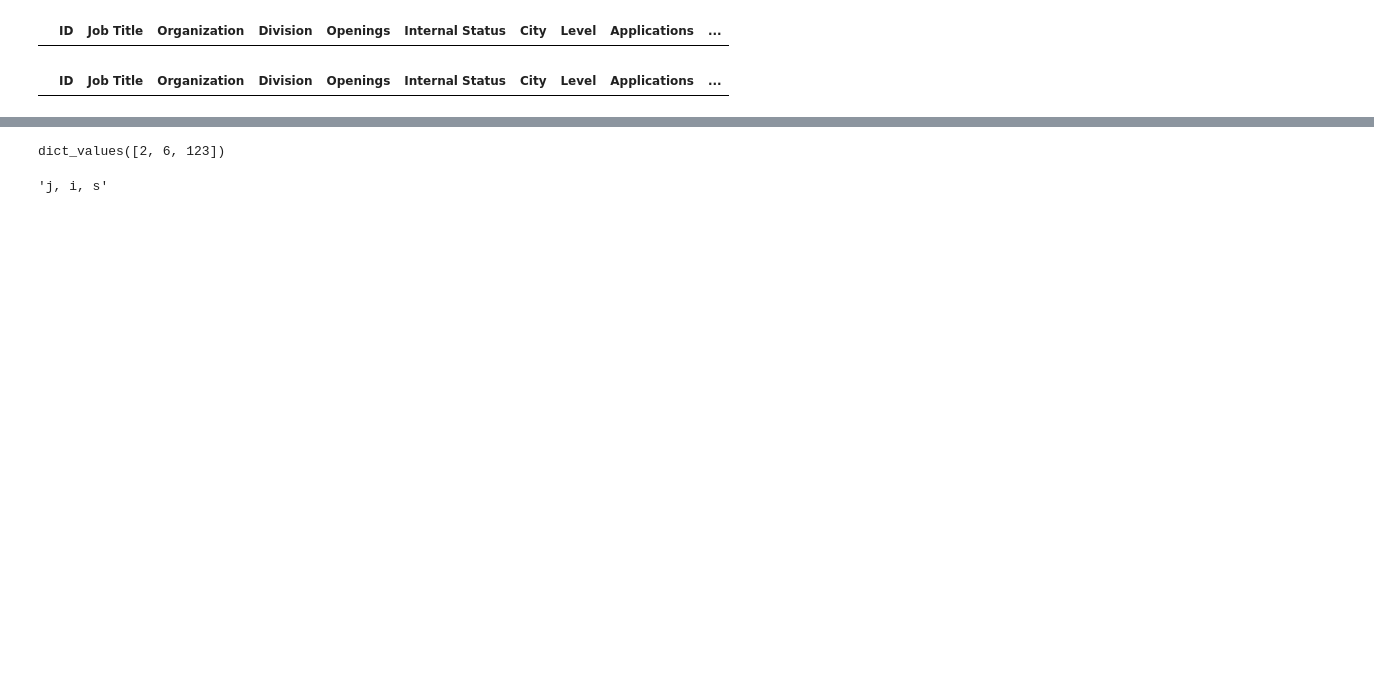
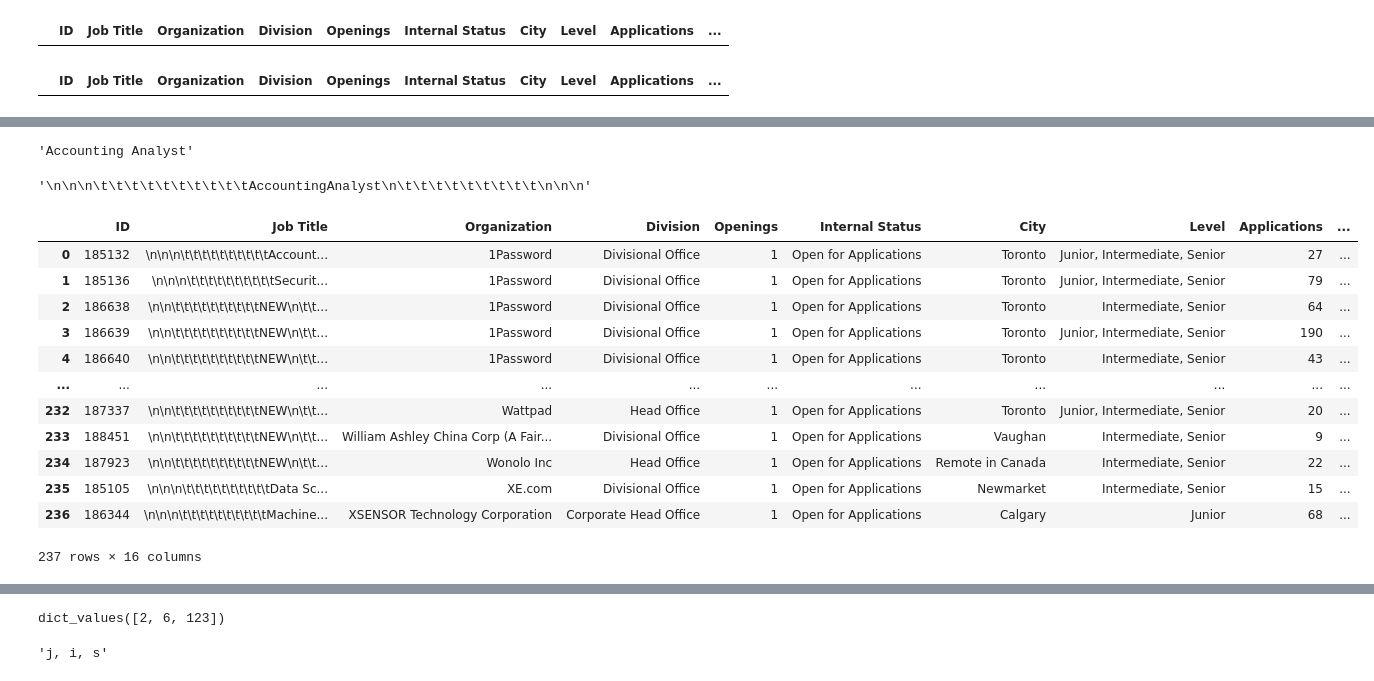
Before and after one commit to EstherJin/WaterlooWorks-Desirability-Predictor, a Jupyter notebook: WW-Scrapping.ipynb, the cells around one changed output, grey strips where cells are left out. Saved outputs shown, nothing was run; the diff lists cells and outputs as text; code cells hidden in the pictures; blank space fills up the shorter version.

```diff
--- a/WW-Scrapping.ipynb
+++ b/WW-Scrapping.ipynb
@@ -205,0 +299,14 @@ operable program or batch file.
+# %%
+df['Application Documents Required'] = df_cover_letter_needed(df['Application Documents Required'])
+# %%
+df.rename(columns={"Application Documents Required": "Cover Letter Needed"}, inplace=True)
+# %%
+def work_term_duration(str):
+    if (str == '4 month work term'): return 1
+    if (str == '8 month consecutive work term required'): return 2
+    if (str == '8 month consecutive work term preferred'): return 3
+    else: return 4 # probably 4 month work term preferred?
+
+df_work_term_duration = np.vectorize(work_term_duration)
+# %%
+df["Work Term Duration"] = df_work_term_duration(df["Work Term Duration"])
@@ -205,0 +329,26 @@ operable program or batch file.
+# %%
+test = test.replace('\n','')
+test = test.replace('\t','')
+test
+# %% [output]
+'Accounting Analyst'
+# %%
+test.replace(' ', '')
+# %% [output]
+'\n\n\n\t\t\t\t\t\t\t\t\t\tAccountingAnalyst\n\t\t\t\t\t\t\t\t\t\n\n\n'
+# %%
+df
+# %% [output]
+|  | ID | Job Title | Organization | Division | Openings | Internal Status | City | Level | Applications | ... |
+| 0 | 185132 | \n\n\n\t\t\t\t\t\t\t\t\t\tAccount... | 1Password | Divisional Office | 1 | Open for Applications | Toronto | Junior, Intermediate, Senior | 27 | ... |
+| 1 | 185136 | \n\n\n\t\t\t\t\t\t\t\t\t\tSecurit... | 1Password | Divisional Office | 1 | Open for Applications | Toronto | Junior, Intermediate, Senior | 79 | ... |
+| 2 | 186638 | \n\n\t\t\t\t\t\t\t\t\t\tNEW\n\t\t... | 1Password | Divisional Office | 1 | Open for Applications | Toronto | Intermediate, Senior | 64 | ... |
+| 3 | 186639 | \n\n\t\t\t\t\t\t\t\t\t\tNEW\n\t\t... | 1Password | Divisional Office | 1 | Open for Applications | Toronto | Junior, Intermediate, Senior | 190 | ... |
+| 4 | 186640 | \n\n\t\t\t\t\t\t\t\t\t\tNEW\n\t\t... | 1Password | Divisional Office | 1 | Open for Applications | Toronto | Intermediate, Senior | 43 | ... |
+| ... | ... | ... | ... | ... | ... | ... | ... | ... | ... | ... |
+| 232 | 187337 | \n\n\t\t\t\t\t\t\t\t\t\tNEW\n\t\t... | Wattpad | Head Office | 1 | Open for Applications | Toronto | Junior, Intermediate, Senior | 20 | ... |
+| 233 | 188451 | \n\n\t\t\t\t\t\t\t\t\t\tNEW\n\t\t... | William Ashley China Corp (A Fair... | Divisional Office | 1 | Open for Applications | Vaughan | Intermediate, Senior | 9 | ... |
+| 234 | 187923 | \n\n\t\t\t\t\t\t\t\t\t\tNEW\n\t\t... | Wonolo Inc | Head Office | 1 | Open for Applications | Remote in Canada | Intermediate, Senior | 22 | ... |
+| 235 | 185105 | \n\n\n\t\t\t\t\t\t\t\t\t\tData Sc... | XE.com | Divisional Office | 1 | Open for Applications | Newmarket | Intermediate, Senior | 15 | ... |
+| 236 | 186344 | \n\n\n\t\t\t\t\t\t\t\t\t\tMachine... | XSENSOR Technology Corporation | Corporate Head Office | 1 | Open for Applications | Calgary | Junior | 68 | ... |
+237 rows × 16 columns
```
Also changed, not shown: parts of 20 cells of this notebook.
